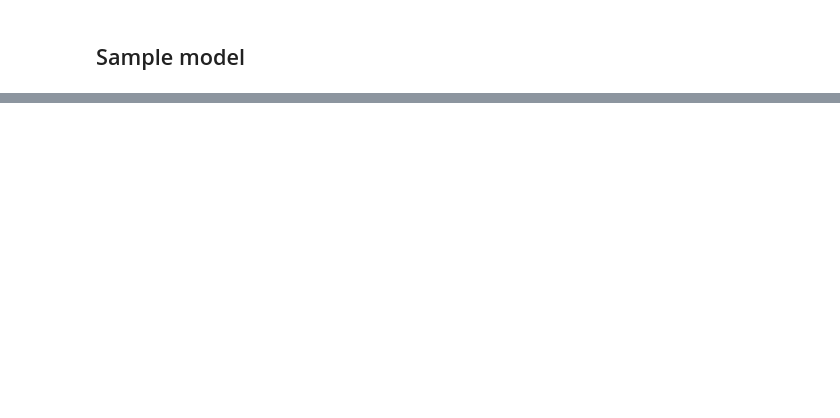
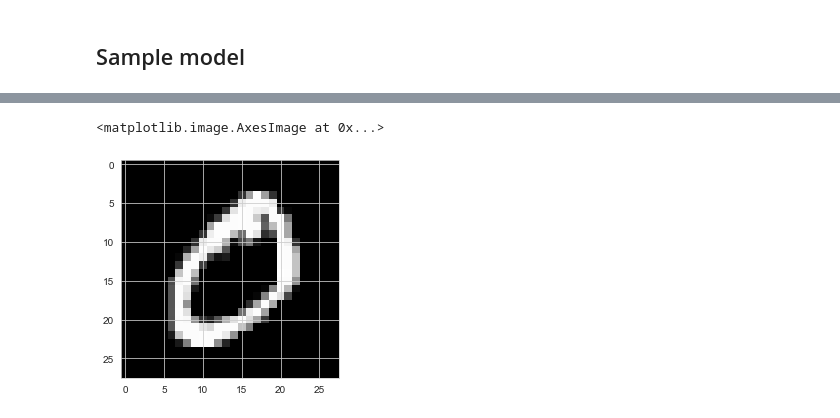
Before and after one commit to EnriqueNueve/TF_Toolbox, a Jupyter notebook: VAE_Flow_2.5.0/vae_flow.ipynb, the cells around one changed output, grey strips where cells are left out. Cells and saved outputs as stored; diff of their text form; code cells hidden in the pictures; blank space fills up the shorter version.

```diff
--- a/VAE_Flow_2.5.0/vae_flow.ipynb
+++ b/VAE_Flow_2.5.0/vae_flow.ipynb
@@ -128,0 +381,5 @@ def getModel(dim):
+# %%
+plt.imshow(B.reshape(28,28),cmap='gray')
+# %% [output]
+<matplotlib.image.AxesImage at 0x...>
+[figure, added]
```
Also changed, not shown: parts of 17 cells of this notebook.
